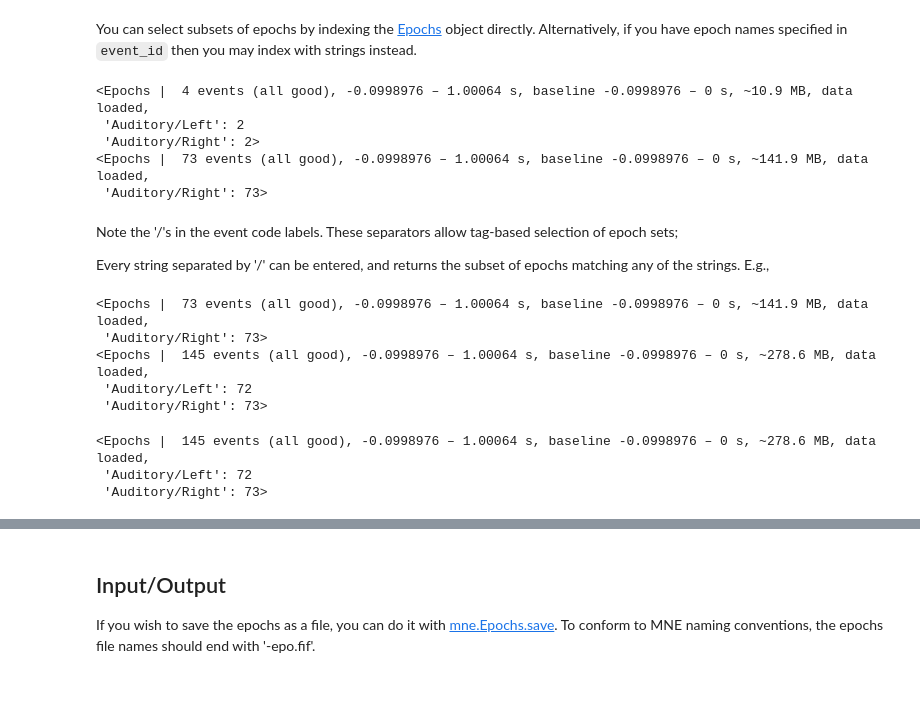
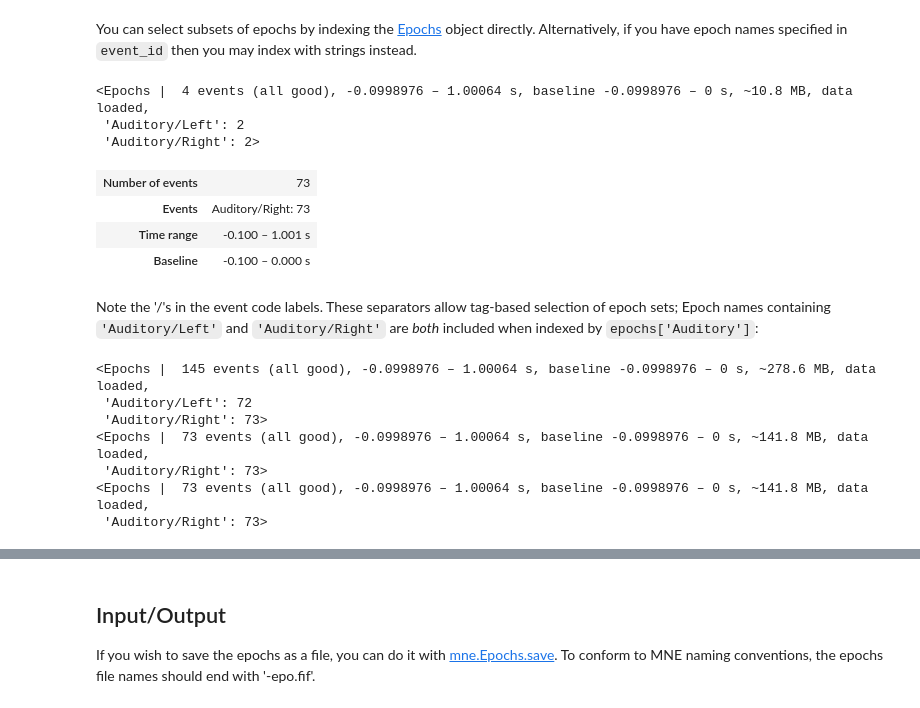
Before and after one commit to jasmainak/mne-workshop-mit, a Jupyter notebook: 01-raw_to_evoked.ipynb, the cells around one changed output, grey strips where cells are left out. Cells and saved outputs as stored; diff of their text form; code cells hidden in the pictures.

```diff
--- a/01-raw_to_evoked.ipynb
+++ b/01-raw_to_evoked.ipynb
@@ -305,31 +390,27 @@ object directly. Alternatively, if you have epoch names specified in
 `event_id` then you may index with strings instead.
 # %%
 print(epochs[1:5])
-print(epochs['Auditory/Right'])
+epochs['Auditory/Right']
 # %% [output]
-<Epochs |  4 events (all good), -0.0998976 – 1.00064 s, baseline -0.0998976 – 0 s, ~10.9 MB, data loaded,
+<Epochs |  4 events (all good), -0.0998976 – 1.00064 s, baseline -0.0998976 – 0 s, ~10.8 MB, data loaded,
  'Auditory/Left': 2
  'Auditory/Right': 2>
-<Epochs |  73 events (all good), -0.0998976 – 1.00064 s, baseline -0.0998976 – 0 s, ~141.9 MB, data loaded,
- 'Auditory/Right': 73>
+| Number of events | 73 |
+| Events | Auditory/Right: 73 |
+| Time range | -0.100 – 1.001 s |
+| Baseline | -0.100 – 0.000 s |
 # %% [markdown]
 Note the '/'s in the event code labels. These separators allow tag-based
-selection of epoch sets;
-
-Every string separated by '/' can be entered, and
-returns the subset of epochs matching any of the strings. E.g.,
+selection of epoch sets; Epoch names containing `'Auditory/Left'` and `'Auditory/Right'` are *both* included when indexed by `epochs['Auditory']`:
 # %%
+print(epochs['Auditory'])
+print(epochs['Auditory/Right'])
 print(epochs['Right'])
-print(epochs['Right', 'Left'])
 # %% [output]
-<Epochs |  73 events (all good), -0.0998976 – 1.00064 s, baseline -0.0998976 – 0 s, ~141.9 MB, data loaded,
- 'Auditory/Right': 73>
 <Epochs |  145 events (all good), -0.0998976 – 1.00064 s, baseline -0.0998976 – 0 s, ~278.6 MB, data loaded,
  'Auditory/Left': 72
  'Auditory/Right': 73>
+<Epochs |  73 events (all good), -0.0998976 – 1.00064 s, baseline -0.0998976 – 0 s, ~141.8 MB, data loaded,
+ 'Auditory/Right': 73>
+<Epochs |  73 events (all good), -0.0998976 – 1.00064 s, baseline -0.0998976 – 0 s, ~141.8 MB, data loaded,
+ 'Auditory/Right': 73>
-# %%
-print(epochs['Auditory'])
-# %% [output]
-<Epochs |  145 events (all good), -0.0998976 – 1.00064 s, baseline -0.0998976 – 0 s, ~278.6 MB, data loaded,
- 'Auditory/Left': 72
- 'Auditory/Right': 73>
```
Also changed, not shown: parts of 32 cells of this notebook, 1 other file.
